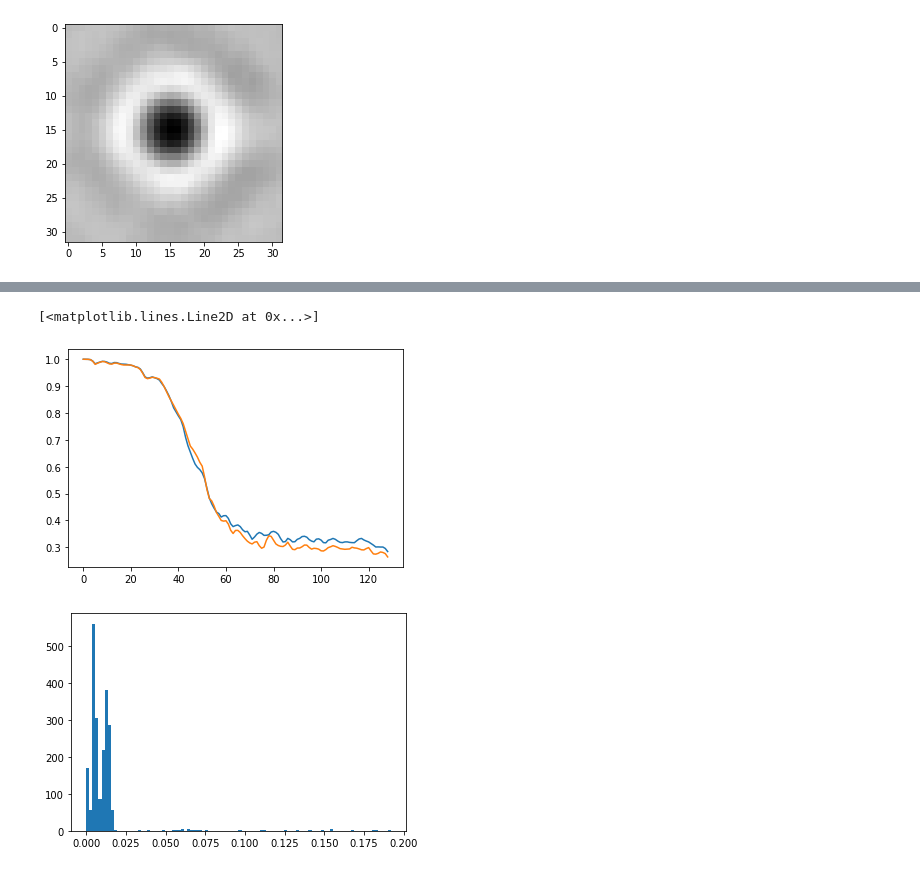
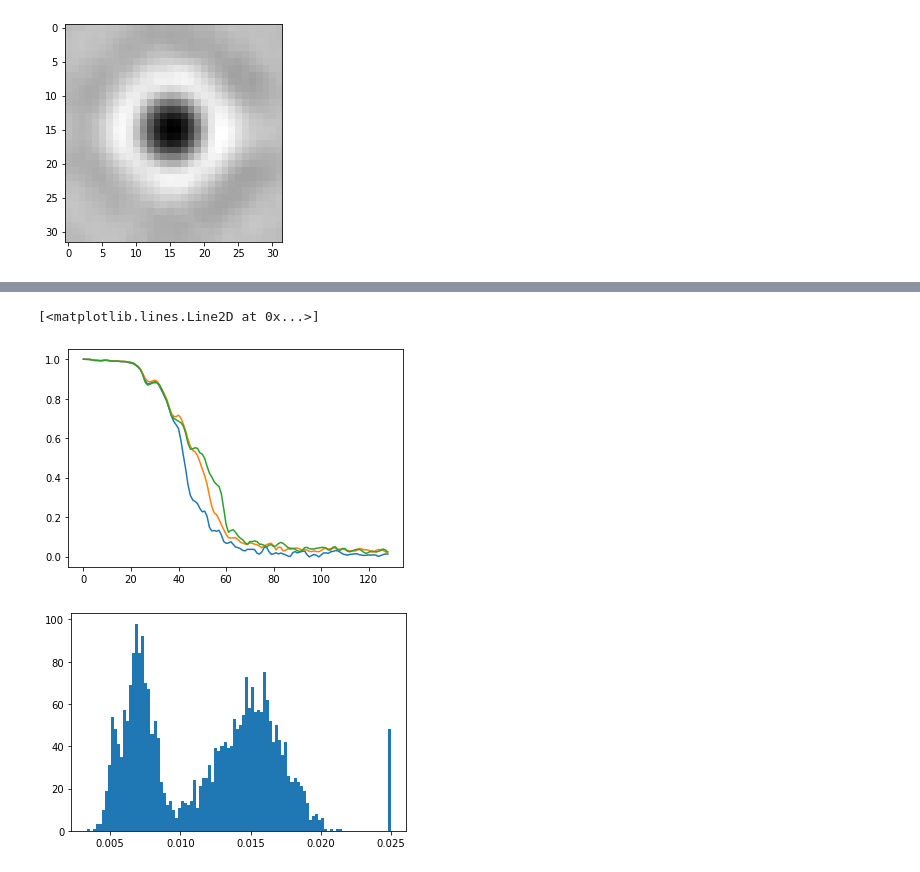
Before and after one commit to rkms86/SUSAN, a Jupyter notebook: +SUSAN/tutorial_01/workflow.ipynb, the cells around one changed output, grey strips where cells are left out. Drawn from its saved outputs; the diff is of its cells as text; code cells hidden in the pictures.

```diff
--- a/+SUSAN/tutorial_01/workflow.ipynb
+++ b/+SUSAN/tutorial_01/workflow.ipynb
@@ -332,12 +355,12 @@ mngr = susan.project.Manager('prj_003_b2',128)
 
 mngr.initial_reference = 'prj_003.refstxt'
 mngr.initial_particles = 'prj_003.ptclsraw'
-mngr.tomogram_file      = 'tomos_b2.tomostxt'
-mngr.list_gpus_ids     = [0]
+mngr.tomogram_file     = 'tomos_b2.tomostxt'
+mngr.list_gpus_ids     = [0,1,2,3]
 mngr.aligner.ctf_correction  = 'cfsc'
 mngr.aligner.allow_drift     = True
 mngr.averager.ctf_correction = 'wiener'
 mngr.cc_threshold   = 0.4
-mngr.iteration_type = 3
+mngr.iteration_type = 3 # 3D Alignment
 # %%
 mngr.aligner.bandpass.highpass = 0
@@ -398,13 +430,13 @@ mngr = susan.project.Manager('prj_004_b1',256)
 
 mngr.initial_reference = 'prj_004.refstxt'
 mngr.initial_particles = 'prj_004.ptclsraw'
-mngr.tomogram_file      = 'tomos_b1.tomostxt'
-mngr.list_gpus_ids     = [0]
+mngr.tomogram_file     = 'tomos_b1.tomostxt'
+mngr.list_gpus_ids     = [0,1,2,3]
 mngr.aligner.ctf_correction  = 'cfsc'
 mngr.aligner.allow_drift     = True
 mngr.averager.ctf_correction = 'wiener'
 mngr.cc_threshold   = 0.9
-mngr.iteration_type = 3
+mngr.iteration_type = 3 # 3D Alignment
 # %%
 mngr.aligner.bandpass.highpass = 0
 
@@ -423,6 +455,11 @@ for i in range(1,7):
         mngr.aligner.refine.levels = 1
     bp = mngr.execute_iteration(i)
     lp = min(lp+2.5,bp)
+    # Denoise reference with FOM [Sindelar and Grigorieff, 2012]
+    m = mngr.get_names_map(i)
+    v,a = susan.io.mrc.read(m)
+    v_f = susan.utils.apply_FOM(v,mngr.get_fsc(i))
+    susan.io.mrc.write(v_f,m,a)
 # %% [output]
 ============================
 Project: prj_004_b1 (Iteration 1)
@@ -443,0 +481,22 @@ Iteration 6 Finished [Elapsed time: 3292.6 seconds (0:54:52.572072]
+# %%
+mngr.aligner.bandpass.highpass = 0
+
+mngr.aligner.refine.levels = 1
+mngr.aligner.refine.factor = 2
+mngr.aligner.set_offset_search(6,1)
+
+lp = 48
+for i in range(7,13):
+    ang_stp = np.rad2deg(np.arctan2(1,lp))
+    mngr.aligner.bandpass.lowpass = lp
+    mngr.aligner.set_angular_search(4*ang_stp,ang_stp,4*ang_stp,ang_stp)
+    bp = mngr.execute_iteration(i)
+    lp = min(lp+2,bp)
+    # Denoise reference with FOM [Sindelar and Grigorieff, 2012]
+    m = mngr.get_names_map(i)
+    v,a = susan.io.mrc.read(m)
+    v_f = susan.utils.apply_FOM(v,mngr.get_fsc(i))
+    # l0-norm: Using M-sparse constraint [Blumensath and Davies, 2008]
+    # protein occupies 5% of the box
+    v_f = susan.utils.denoise_l0(v_f,l0_lambda=0.05)
+    susan.io.mrc.write(v_f,m,a)
@@ -444,12 +521,12 @@ Iteration 6 Finished [Elapsed time: 3292.6 seconds (0:54:52.572072]
 # %%
-_ = napari.view_image(-susan.utils.bandpass(mngr.get_map(6),52))
 plt.plot( mngr.get_fsc(1) )
 plt.plot( mngr.get_fsc(6) )
+plt.plot( mngr.get_fsc(12) )
 # %% [output]
 [<matplotlib.lines.Line2D at 0x...>]
-[figure, old version]
+[figure, new version]
 # %%
-ptcls = mngr.get_ptcls(6)
-_ = plt.hist(ptcls.ali_cc[0],100)
+ptcls = mngr.get_ptcls(12)
+_ = plt.hist(np.minimum(ptcls.ali_cc[0],0.025),100)
 # %% [output]
-[figure, old version]
+[figure, new version]
```
Also changed, not shown: parts of 21 cells of this notebook, 2 other files.
